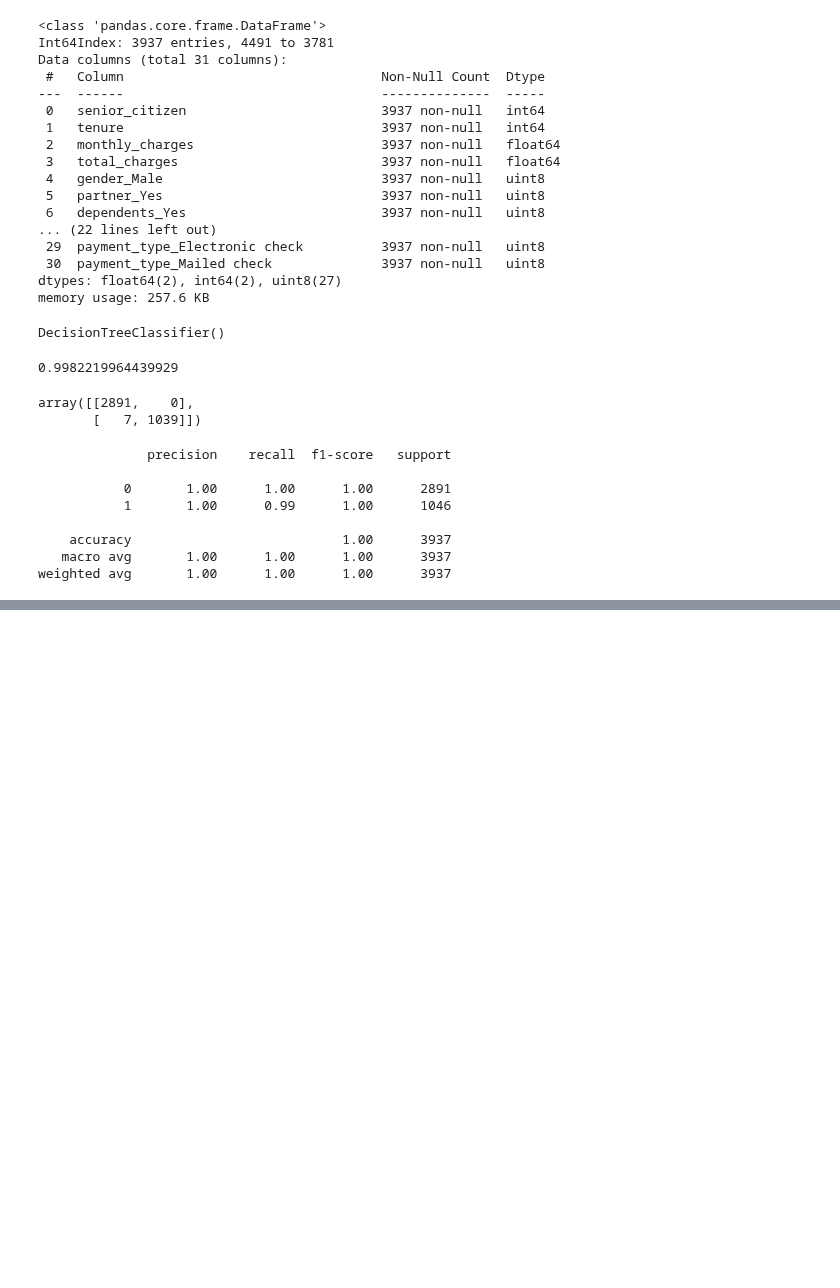
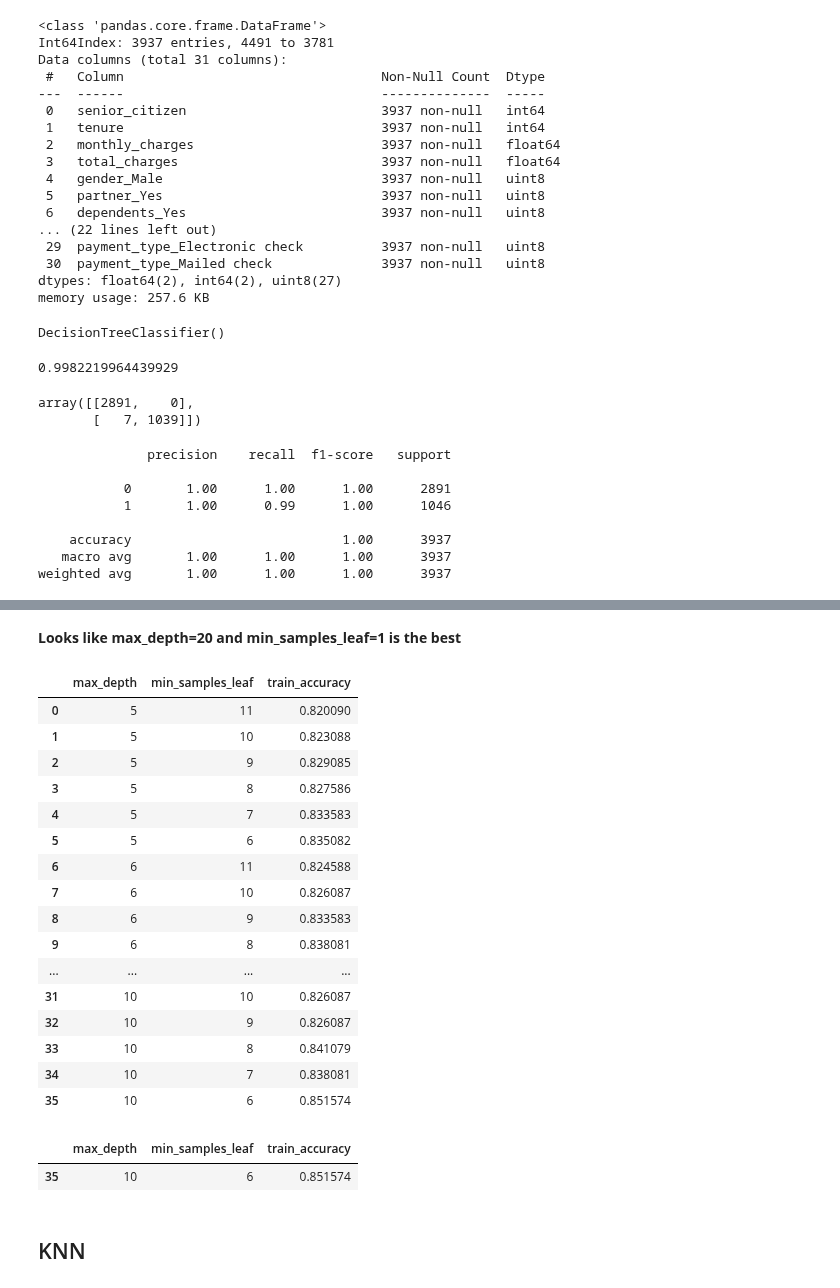
Before and after one commit to markydoug/classification-exercises, a Jupyter notebook: model.ipynb, the cells around one changed output, grey strips where cells are left out. Cells and saved outputs as stored; diff of their text form; code cells hidden in the pictures; blank space fills up the shorter version.

```diff
--- a/model.ipynb
+++ b/model.ipynb
@@ -742,0 +741,46 @@ support    411.000000  256.000000  0.763118  667.000000    667.000000
+# %% [markdown]
+**Looks like max_depth=20 and min_samples_leaf=1 is the best**
+# %%
+metric=[]
+for h in range(5,11):
+    for i in range(11, 5, -1):
+    # Make the model
+        random_forest = RandomForestClassifier(max_depth=h, min_samples_leaf = i , random_state=123)
+    # Fit the model (on train and only train)
+        random_forest.fit(X_train, y_train)
+         # Use the model
+    # We’ll evaluate the model’s performance on train, first
+        in_sample_accuracy = random_forest.score(X_train, y_train)
+        output = {
+        "max_depth": h,
+        'min_samples_leaf': i,
+        'train_accuracy': in_sample_accuracy,
+    }
+        metric.append(output)
+        df = pd.DataFrame(metrics)
+df
+# %% [output]
+|  | max_depth | min_samples_leaf | train_accuracy |
+| 0 | 5 | 11 | 0.820090 |
+| 1 | 5 | 10 | 0.823088 |
+| 2 | 5 | 9 | 0.829085 |
+| 3 | 5 | 8 | 0.827586 |
+| 4 | 5 | 7 | 0.833583 |
+| 5 | 5 | 6 | 0.835082 |
+| 6 | 6 | 11 | 0.824588 |
+| 7 | 6 | 10 | 0.826087 |
+| 8 | 6 | 9 | 0.833583 |
+| 9 | 6 | 8 | 0.838081 |
+| ... | ... | ... | ... |
+| 31 | 10 | 10 | 0.826087 |
+| 32 | 10 | 9 | 0.826087 |
+| 33 | 10 | 8 | 0.841079 |
+| 34 | 10 | 7 | 0.838081 |
+| 35 | 10 | 6 | 0.851574 |
+# %%
+df[df.train_accuracy.sort_values(ascending = False)==df.train_accuracy.max()]
+# %% [output]
+|  | max_depth | min_samples_leaf | train_accuracy |
+| 35 | 10 | 6 | 0.851574 |
+# %% [markdown]
+## KNN
```
Also changed, not shown: parts of 99 cells of this notebook.
